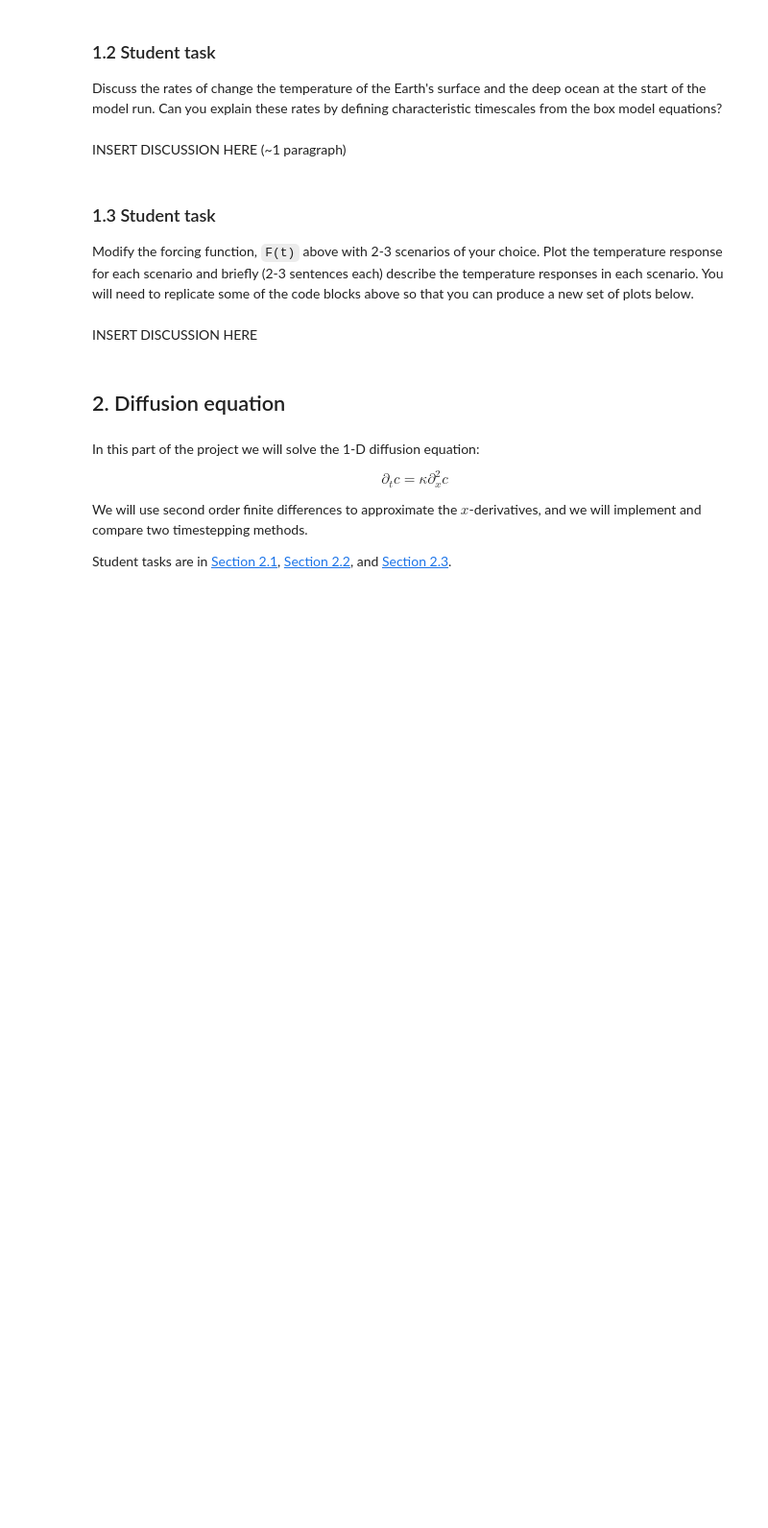
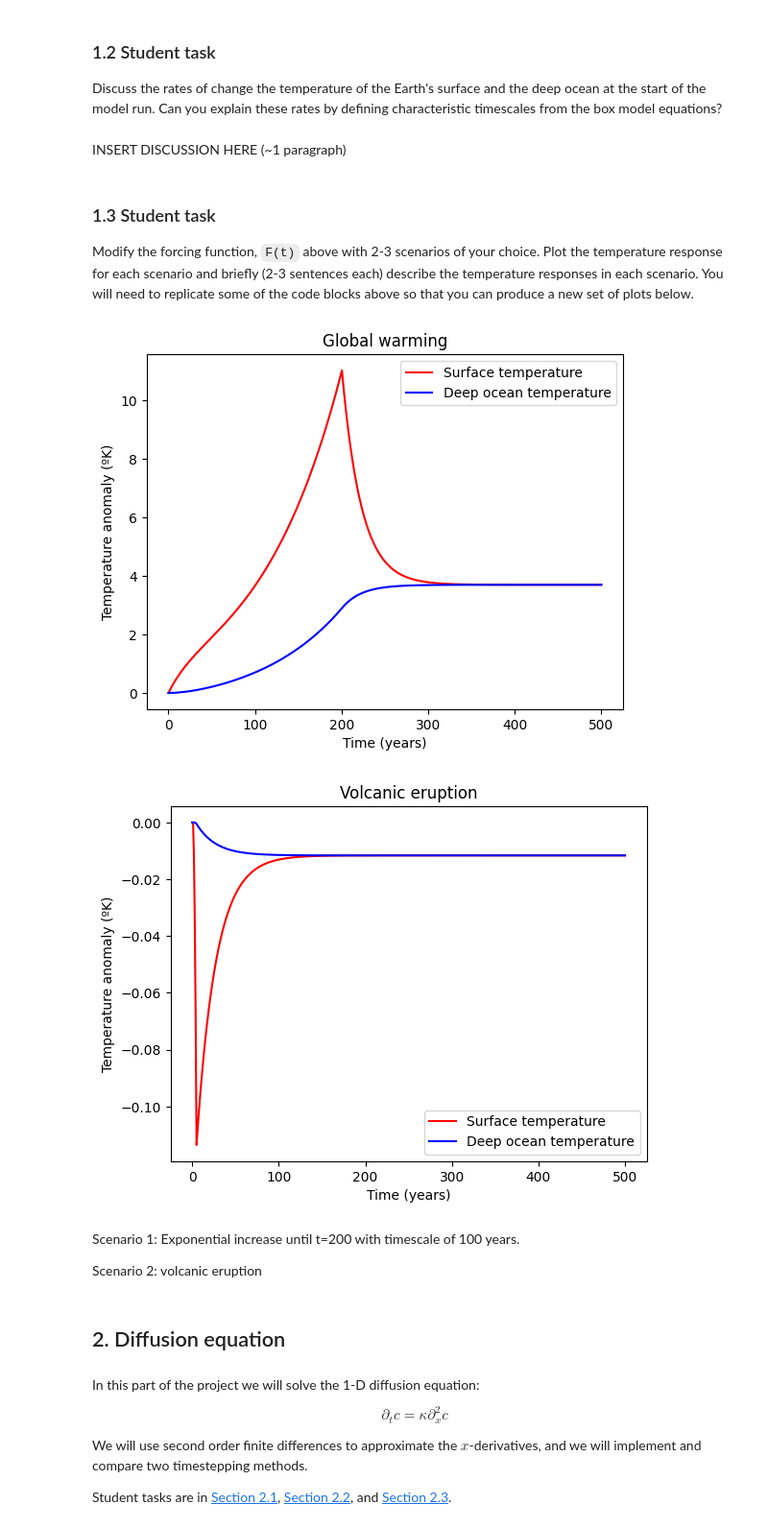
Before and after one commit to hesoane123-dev/QCES, a Jupyter notebook: Project1_numerical_methods.ipynb, the cells around one changed output. Shown at 96% size. Drawn from its saved outputs; the diff is of its cells as text; code cells hidden in the pictures; blank space fills up the shorter version.

```diff
--- a/Project1_numerical_methods.ipynb
+++ b/Project1_numerical_methods.ipynb
@@ -97,5 +96,44 @@ Modify the forcing function, `F(t)` above with 2-3 scenarios of your choice. Plo
-# %% [markdown]
-INSERT DISCUSSION HERE
+# %%
+# Add code to make plots here
+def plot_scenario(F, title):
+  Nt = 500 # number of time steps (including the starting point)
+  T = np.zeros(Nt) # surface temperature array
+  theta = np.zeros(Nt) # deep ocean temperature array
+  T[0] = 0 # initial surface temperature anomaly (ºK)
+  theta[0] = 0 # initial deep ocean temperature anomaly (ºK)
+
+  t = np.linspace(0, 500, Nt) # time in years.  This starts at 0 and ends at 500, with Nt total points
+  dt = t[1] - t[0] # timestep in years
+  for i in range(0, Nt-1):
+    T[i+1] = T[i] + 1/C_s * dt * (F(t[i]) - gamma * (T[i] - theta[i]))
+    theta[i+1] = theta[i] + 1/C_d * dt * gamma * (T[i] - theta[i])
+
+  plt.plot(t,T,'r-')
+  plt.plot(t,theta,'b-')
+  plt.legend(['Surface temperature','Deep ocean temperature'])
+  plt.xlabel('Time (years)')
+  plt.ylabel('Temperature anomaly (ºK)')
+  plt.title(title)
+  plt.show()
+
+
+def F1(t):
+    return np.exp(t/100) if t < 200 else 0 #global warming
+title1 = 'Global warming'
+
+def F2(t):
+    return -t/5 if t < 5 else 0 #volcanic eruption
+title2 = 'Volcanic eruption'
+
+plot_scenario(F1, title1)
+plot_scenario(F2, title2)
+# %% [output]
+[figure, added]
+[figure, added]
+# %% [markdown]
+Scenario 1: Exponential increase until t=200 with timescale of 100 years.
+
+Scenario 2: volcanic eruption
 # %% [markdown]
 ## 2. Diffusion equation
 # %% [markdown]
```
Also changed, not shown: parts of 10 cells of this notebook.
